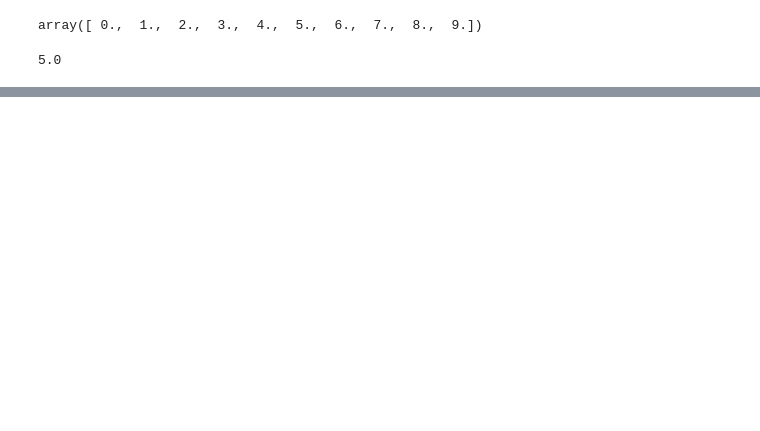
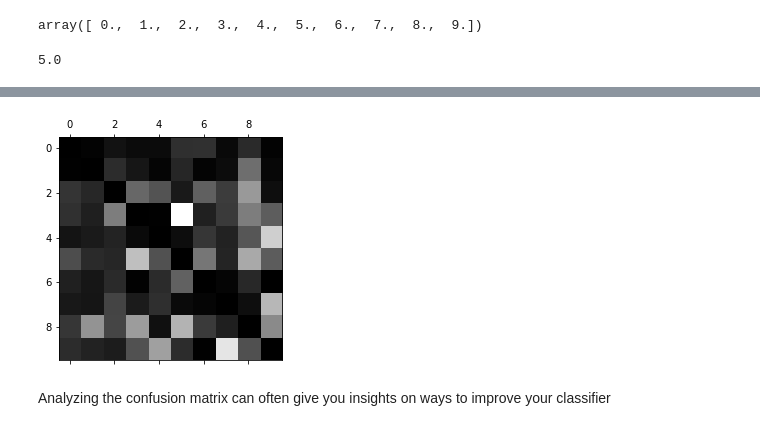
Before and after one commit to ozlerhakan/deep-learning-notes, a Jupyter notebook: Hands-On Machine Learning with Scikit-Learn and TensorFlow/3-classification.ipynb, the cells around one changed output, grey strips where cells are left out. Cells and saved outputs as stored; diff of their text form; code cells hidden in the pictures; blank space fills up the shorter version.

```diff
--- a/Hands-On Machine Learning with Scikit-Learn and TensorFlow/3-classification.ipynb
+++ b/Hands-On Machine Learning with Scikit-Learn and TensorFlow/3-classification.ipynb
@@ -401,0 +470,8 @@ sgd_clf.classes_[5]
+# %%
+np.fill_diagonal(norm_conf_mx, 0)
+plt.matshow(norm_conf_mx, cmap=plt.cm.gray)
+plt.show()
+# %% [output]
+[figure, added]
+# %% [markdown]
+Analyzing the confusion matrix can often give you insights on ways to improve your classifier
```
Also changed, not shown: parts of 56 cells of this notebook.
